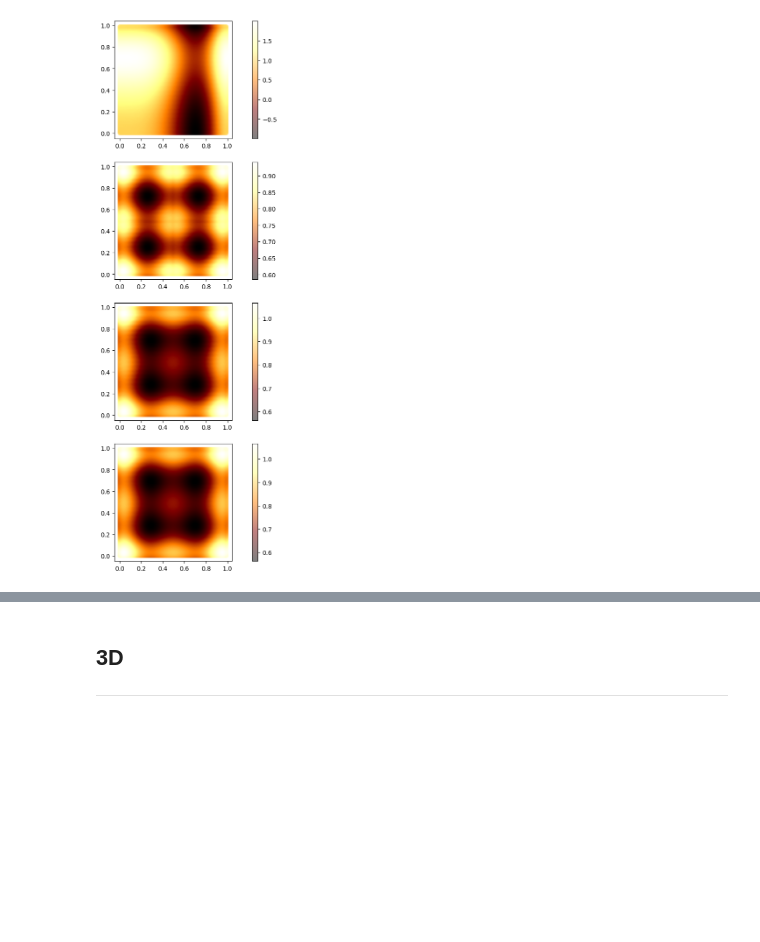
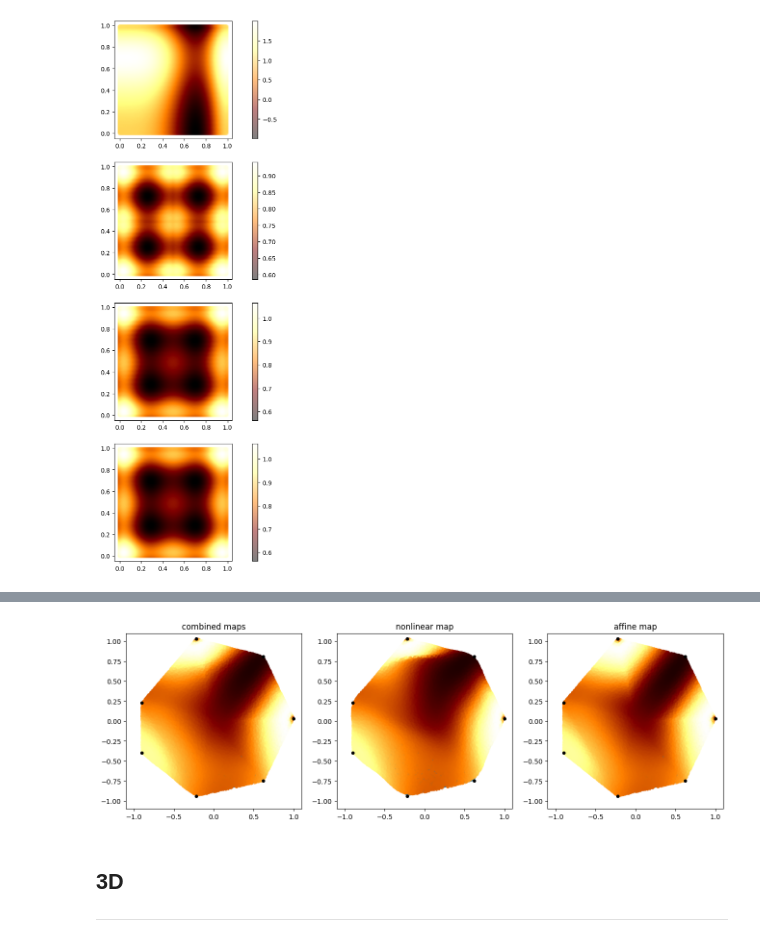
Before and after one commit to Jake-Schaefer-Code/generative_crystals, a Jupyter notebook: dist_map.ipynb, the cells around one changed output, grey strips where cells are left out. Cells and saved outputs as stored; diff of their text form; code cells hidden in the pictures; blank space fills up the shorter version.

```diff
--- a/dist_map.ipynb
+++ b/dist_map.ipynb
@@ -144,0 +198,10 @@ plot_weighted_dist(f_sym, coords.T, test_unit, n_samples=n_samples)
+# %%
+def weighting(x, alpha):
+    return np.exp(-alpha * x)
+print(best_poly)
+lines_start = best_poly
+lines_end = np.roll(best_poly, -1, axis=0)
+distances = dist_to_line(dist, lines_start, lines_end)
+distances /= np.max(distances)
+w = weighting(np.min(distances, axis=0), 6)
+mapped_pts = ((1-w) * nonlinear_map.T + (w) * affine_map.T).T
@@ -145,3 +217,32 @@ plot_weighted_dist(f_sym, coords.T, test_unit, n_samples=n_samples)
+# %%
+fig, ax = plt.subplots(1, 3, figsize=(16, 16))
+plot_polygon(best_poly_cropped, ax[0])
+plot_polygon(best_poly_cropped, ax[1])
+plot_polygon(best_poly_cropped, ax[2])
+ax[0].set_title("combined maps")
+ax[0].scatter(mapped_pts[:,0],
+              mapped_pts[:,1],
+              s=10,
+              c=map.distribution_weights,
+              cmap=cmap,
+              alpha=0.5)
+ax[1].set_title("nonlinear map")
+ax[1].scatter(nonlinear_map[:,0],
+              nonlinear_map[:,1],
+              s=10,
+              c=map.distribution_weights,
+              cmap=cmap,
+              alpha=0.5)
+ax[2].set_title("affine map")
+ax[2].scatter(affine_map[:,0],
+              affine_map[:,1],
+              s=10,
+              c=map.distribution_weights,
+              cmap=cmap,
+              alpha=0.5)
+plt.show()
+# %% [output]
+[figure, added]
 # %% [markdown]
 3D
 ----
```
Also changed, not shown: parts of 11 cells of this notebook.
